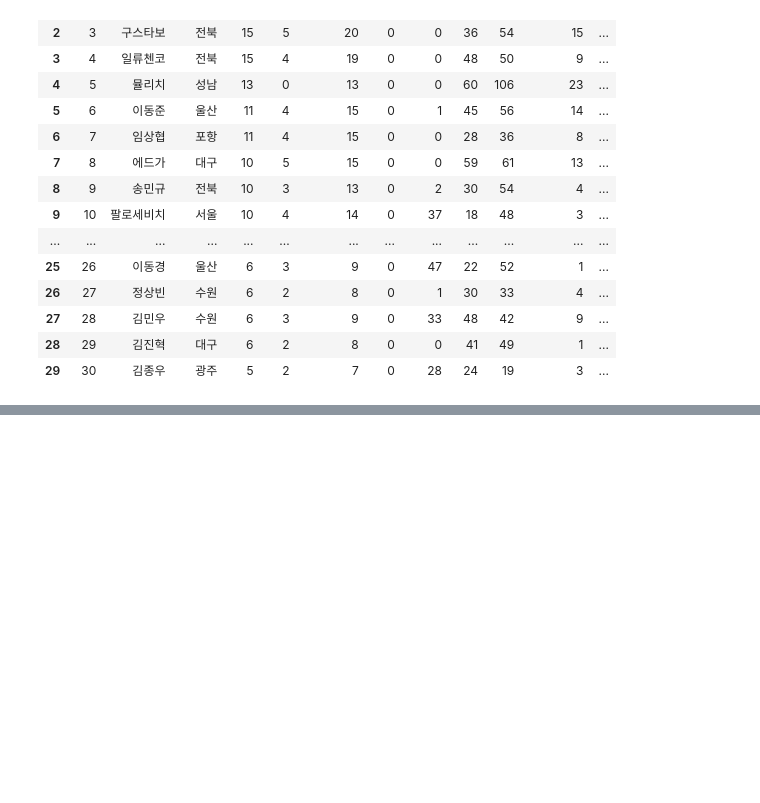
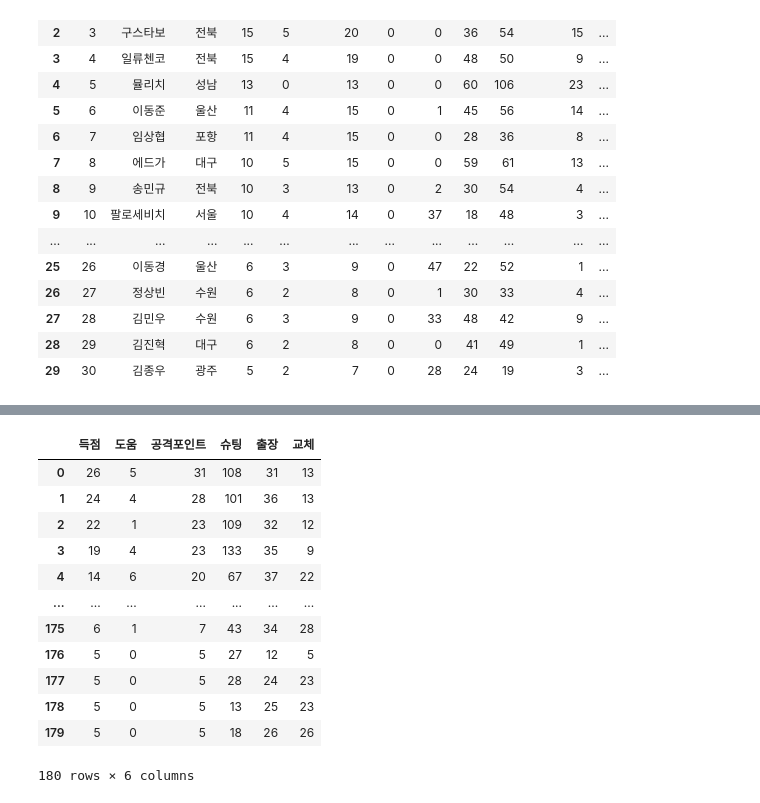
Before and after one commit to jayiuk/k_league_tier, a Jupyter notebook: data_crawling.ipynb, the cells around one changed output, grey strips where cells are left out. Saved outputs shown, nothing was run; the diff lists cells and outputs as text; code cells hidden in the pictures; blank space fills up the shorter version.

```diff
--- a/data_crawling.ipynb
+++ b/data_crawling.ipynb
@@ -56,0 +96,17 @@ r_2021
+# %%
+t = pd.read_csv(os.path.join(path, 'total_ranking.csv'))
+t
+# %% [output]
+|  | 득점 | 도움 | 공격포인트 | 슈팅 | 출장 | 교체 |
+| 0 | 26 | 5 | 31 | 108 | 31 | 13 |
+| 1 | 24 | 4 | 28 | 101 | 36 | 13 |
+| 2 | 22 | 1 | 23 | 109 | 32 | 12 |
+| 3 | 19 | 4 | 23 | 133 | 35 | 9 |
+| 4 | 14 | 6 | 20 | 67 | 37 | 22 |
+| ... | ... | ... | ... | ... | ... | ... |
+| 175 | 6 | 1 | 7 | 43 | 34 | 28 |
+| 176 | 5 | 0 | 5 | 27 | 12 | 5 |
+| 177 | 5 | 0 | 5 | 28 | 24 | 23 |
+| 178 | 5 | 0 | 5 | 13 | 25 | 23 |
+| 179 | 5 | 0 | 5 | 18 | 26 | 26 |
+180 rows × 6 columns
```
Also changed, not shown: parts of 7 cells of this notebook, 6 other files.
